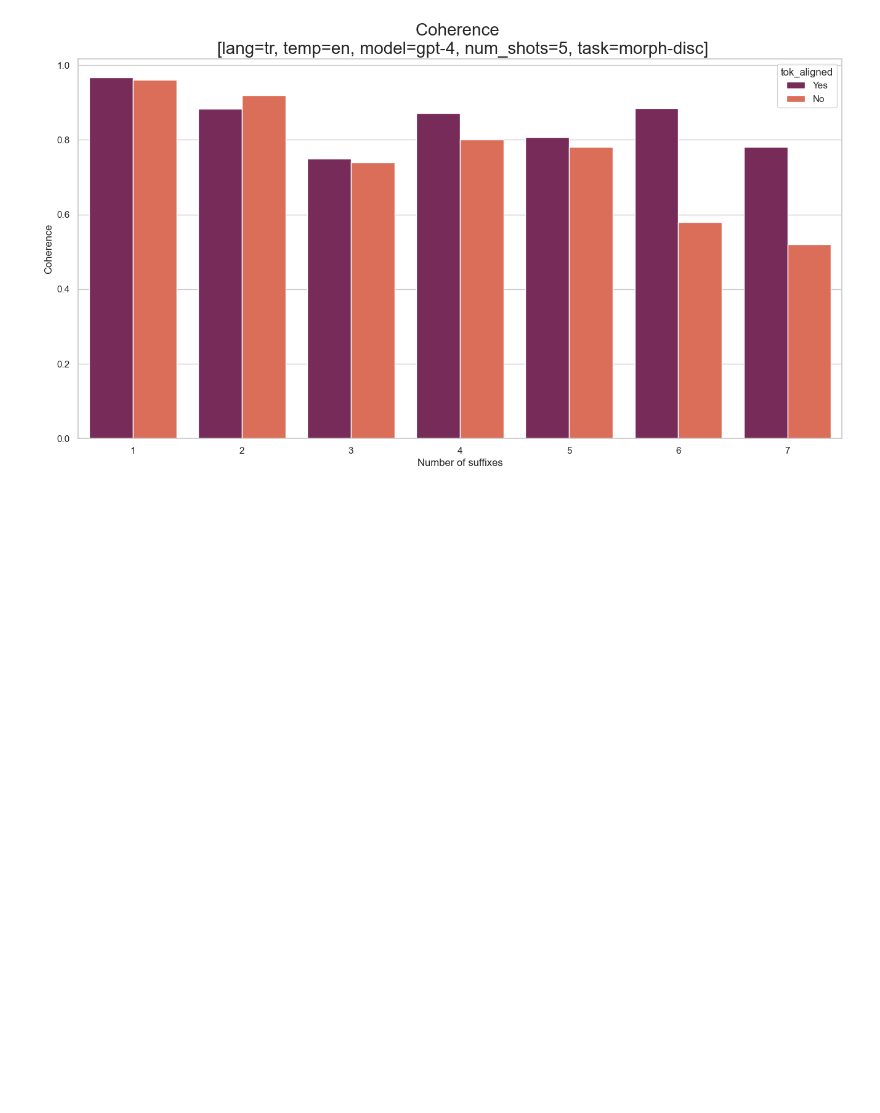
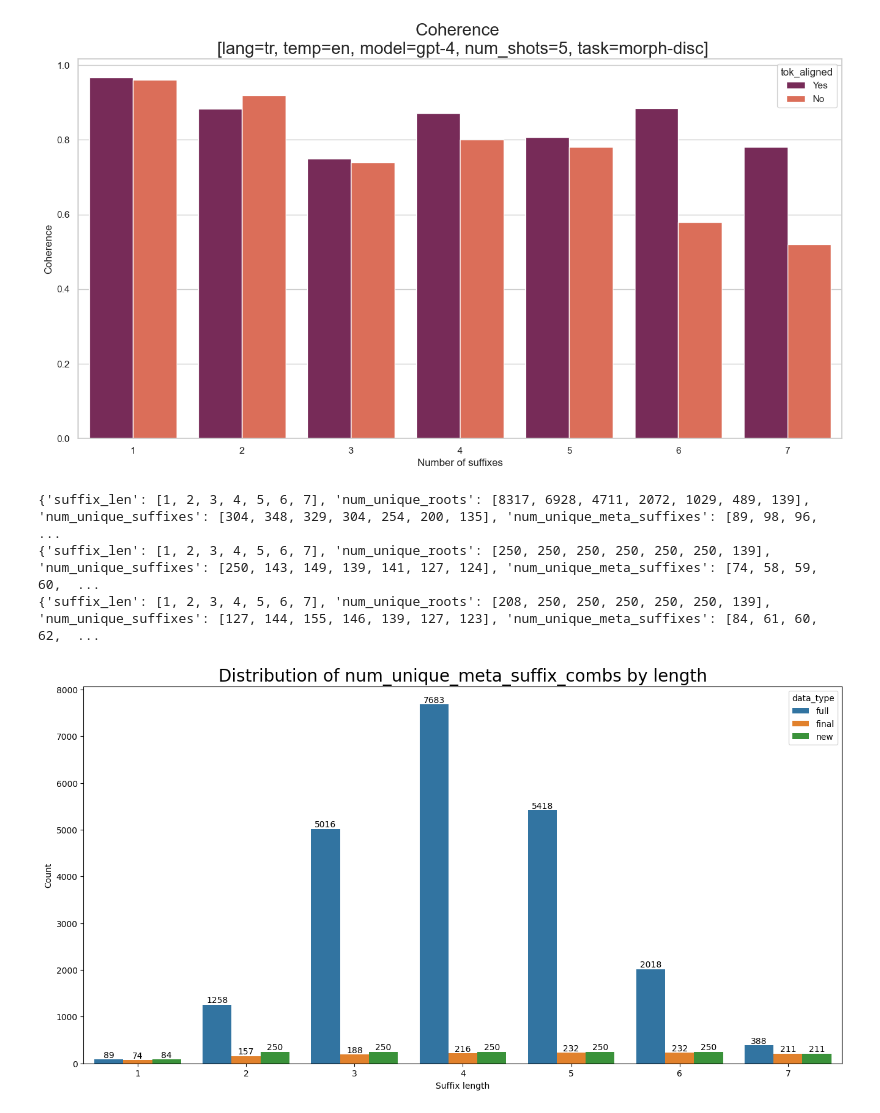
Before and after one commit to mismayil/morph-gen, a Jupyter notebook: src/analysis.ipynb, the cells around one changed output. Drawn from its saved outputs; the diff is of its cells as text; code cells hidden in the pictures; blank space fills up the shorter version.

Commit message:
add raw final data

```diff
--- a/src/analysis.ipynb
+++ b/src/analysis.ipynb
@@ -39,0 +40,8 @@ len(unique_meta_morphemes)
+# %%
+from collections import defaultdict
+unique_meta_morphemes_by_suffix_len = defaultdict(set)
+
+for sample in btwd_data["data"]:
+    unique_meta_morphemes_by_suffix_len[len(sample["meta_morphemes"])].update(set(sample["meta_morphemes"]))
+
+[(k, len(v)) for k, v in unique_meta_morphemes_by_suffix_len.items()]
@@ -48,0 +68,8 @@ len(unique_morphemes)
+# %%
+from collections import defaultdict
+unique_morphemes_by_suffix_len = defaultdict(set)
+
+for sample in btwd_data["data"]:
+    unique_morphemes_by_suffix_len[len(sample["morphemes"])].update(set(sample["morphemes"]))
+
+[(k, len(v)) for k, v in unique_morphemes_by_suffix_len.items()]
@@ -652,3 +690,9 @@ plt.savefig(plot_path)
 # %% [output]
 Saving figure to ../experiments/figures/v_tok_aligned_no_quote/fig_coh_morph-disc_s5_vs_default.png
 [figure]
+# %%
+from utils import read_json, write_json
+
+final_data = read_json("../data/tr/bilkent-turkish-writings/btwd_prep_post_balanced1.json")
+btwd_data = read_json("../data/tr/bilkent-turkish-writings/btwd_prep_post.json")
+new_data = read_json("../data/tr/bilkent-turkish-writings/btwd_prep_post_balanced.json")
@@ -654,0 +730,25 @@ Saving figure to ../experiments/figures/v_tok_aligned_no_quote/fig_coh_morph-dis
+# %%
+full_stats = get_stats(btwd_data, data_type="full")
+final_stats = get_stats(final_data, data_type="final")
+new_stats = get_stats(new_data, data_type="new")
+
+stats = pd.concat([full_stats, final_stats, new_stats])
+
+import seaborn as sns
+import matplotlib.pyplot as plt
+
+fig, ax = plt.subplots(figsize=(16, 8))
+feature = "num_unique_meta_suffix_combs"
+ax.set_title(f"Distribution of {feature} by length")
+ax.set_xlabel("Suffix length")
+ax.set_ylabel("Count")
+# set the title font size
+ax.title.set_size(20)
+sns.barplot(data=stats, x="suffix_len", y=feature, hue="data_type", ax=ax)
+for i in ax.containers:
+    ax.bar_label(i,)
+# %% [output]
+{'suffix_len': [1, 2, 3, 4, 5, 6, 7], 'num_unique_roots': [8317, 6928, 4711, 2072, 1029, 489, 139], 'num_unique_suffixes': [304, 348, 329, 304, 254, 200, 135], 'num_unique_meta_suffixes': [89, 98, 96, ...
+{'suffix_len': [1, 2, 3, 4, 5, 6, 7], 'num_unique_roots': [250, 250, 250, 250, 250, 250, 139], 'num_unique_suffixes': [250, 143, 149, 139, 141, 127, 124], 'num_unique_meta_suffixes': [74, 58, 59, 60,  ...
+{'suffix_len': [1, 2, 3, 4, 5, 6, 7], 'num_unique_roots': [208, 250, 250, 250, 250, 250, 139], 'num_unique_suffixes': [127, 144, 155, 146, 139, 127, 123], 'num_unique_meta_suffixes': [84, 61, 60, 62,  ...
+[figure, added]
```
Also changed, not shown: parts of 7 cells of this notebook, 3 other files.
